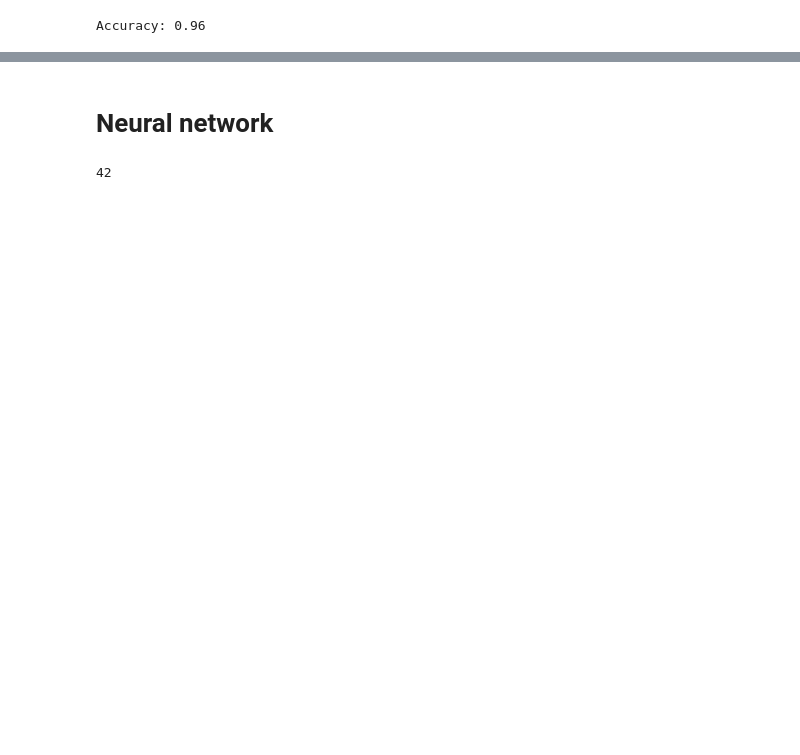
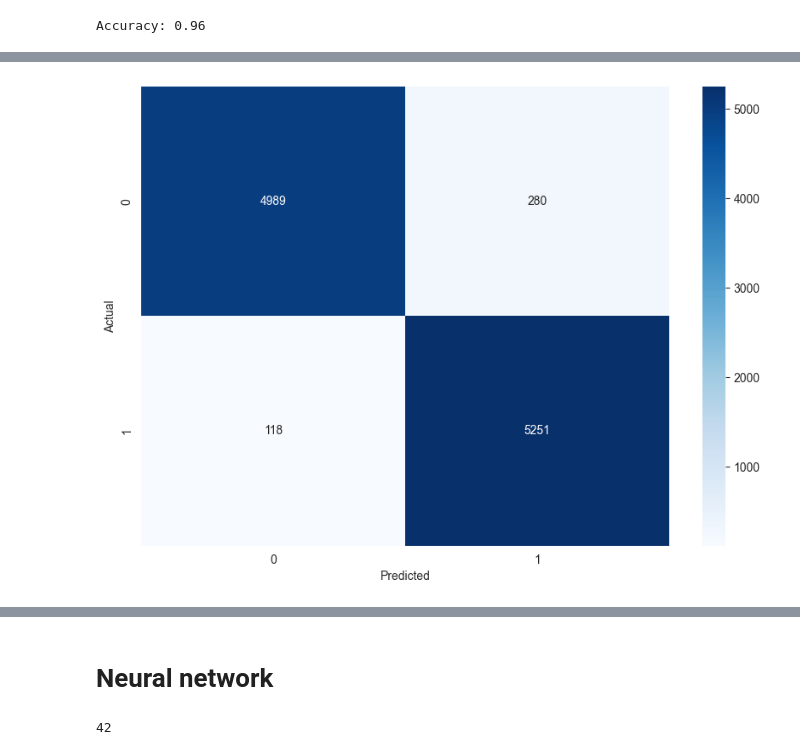
Before and after one commit to HirudikaAnupama/Predicting-Term-Deposit-Subscriptions, a Jupyter notebook: models/Predicting Term Deposit Subscriptions.ipynb, the cells around one changed output, grey strips where cells are left out. Saved outputs shown, nothing was run; the diff lists cells and outputs as text; code cells hidden in the pictures; blank space fills up the shorter version.

```diff
--- a/models/Predicting Term Deposit Subscriptions.ipynb
+++ b/models/Predicting Term Deposit Subscriptions.ipynb
@@ -759,11 +756,11 @@ param_distributions = {
 # RandomizedSearchCV with 10 iterations
 random_search = RandomizedSearchCV(
     estimator=rf_model,
-    param_distributions=param_distributions,
-    n_iter=10,  # Number of parameter settings to sample
+    param_distributions=param_distributions_RF,
+    n_iter=10,
     scoring='accuracy',
-    cv=3,  # 3-fold cross-validation
+    cv=3,
     random_state=42,
-    n_jobs=-1  # Use all available cores
+    n_jobs=-1
 )
 # %%
@@ -788,12 +793,14 @@ Best Score: 0.95318448215711
 # %%
-op = RandomForestClassifier(
-    n_estimators=84,        # Number of trees in the forest
+# randomForest classifier with optimal parameters
+rf_model_rs = RandomForestClassifier(
+    n_estimators=65,        # Number of trees in the forest
     max_depth=17,           # Maximum depth of each tree
     max_features="sqrt",    # Correct feature selection strategy
-    min_samples_split=5,    # Minimum samples required to split a node
-    min_samples_leaf=4,     # Minimum samples required to be a leaf node
+    min_samples_split=6,    # Minimum samples required to split a node
+    min_samples_leaf=2,     # Minimum samples required to be a leaf node
     random_state=42         # Random state for reproducibility
 )
 # %%
-op.fit(x_train, y_train)
+# fit model
+rf_model_rs.fit(x_train, y_train)
 # %% [output]
@@ -802,5 +812,5 @@ RandomForestClassifier(max_depth=17, min_samples_leaf=4, min_samples_split=5,
 # %%
-y_pred = op.predict(x_test)
+y_pred = rf_model_rs.predict(x_test)
 # %%
 accuracy = accuracy_score(y_test, y_pred)
 print(f"Accuracy: {accuracy:.2f}")
@@ -828,0 +839,8 @@ Confusion Matrix:
+# %%
+plt.figure(figsize = (10,7))
+sns.heatmap(confusion_matrix(y_test, y_pred), annot=True, fmt='g', cmap='Blues')
+plt.ylabel('Actual')
+plt.xlabel('Predicted')
+plt.show()
+# %% [output]
+[figure, added]
```
Also changed, not shown: parts of 38 cells of this notebook.
